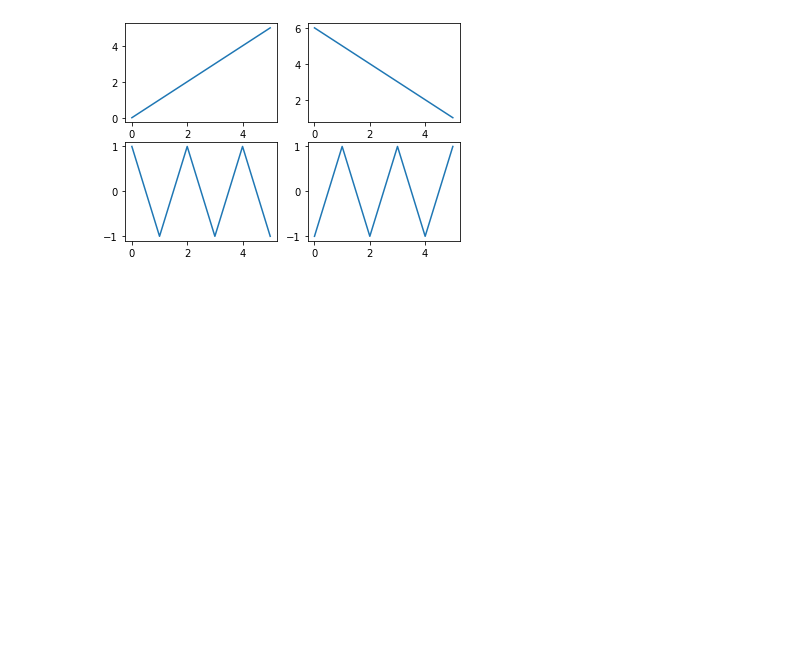
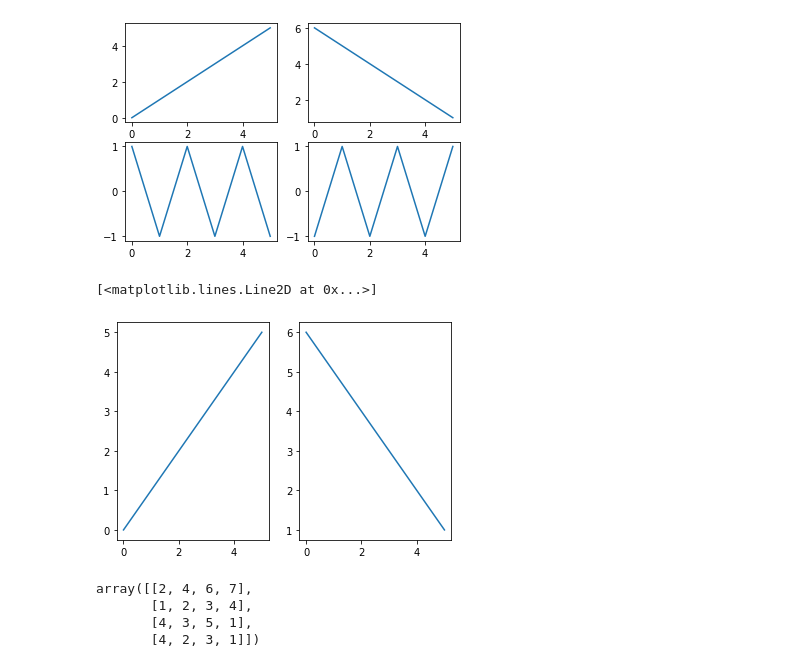
Before and after one commit to annassanchez/HY-2021-DataScience, a Jupyter notebook: week03/Week03.ipynb, the cells around one changed output. Saved outputs shown, nothing was run; the diff lists cells and outputs as text; code cells hidden in the pictures; blank space fills up the shorter version.

```diff
--- a/week03/Week03.ipynb
+++ b/week03/Week03.ipynb
@@ -700,3 +700,11 @@ plt.plot((-1)**np.arange(1, 7))
 plt.show()
 # %% [output]
 [figure]
+# %%
+plt.subplot(1, 2, 1)    # Note the 1-indexing of subplots.
+plt.plot(np.arange(6))
+plt.subplot(1,2, 2)
+plt.plot(np.arange(6, 0, -1))
+# %% [output]
+[<matplotlib.lines.Line2D at 0x...>]
+[figure, added]
@@ -702,0 +722,7 @@ plt.show()
+# %%
+a
+# %% [output]
+array([[2, 4, 6, 7],
+       [1, 2, 3, 4],
+       [4, 3, 5, 1],
+       [4, 2, 3, 1]])
```
Also changed, not shown: parts of 4 cells of this notebook.
